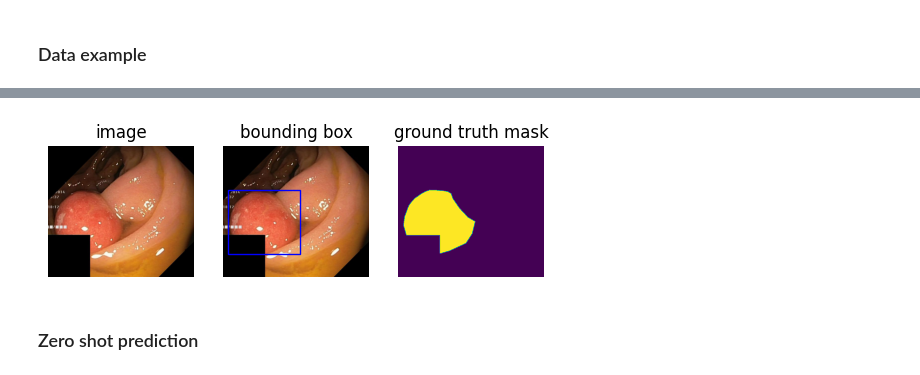
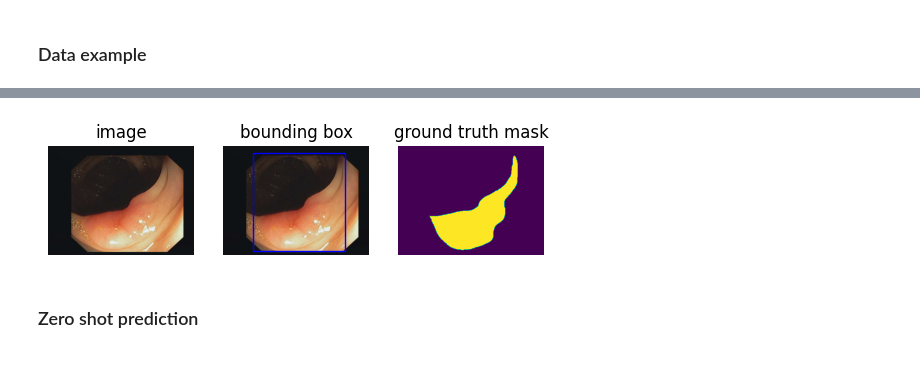
Before and after one commit to d00rk/COSE474Project, a Jupyter notebook: segmentation.ipynb, the cells around one changed output, grey strips where cells are left out. Saved outputs shown, nothing was run; the diff lists cells and outputs as text; code cells hidden in the pictures.

```diff
--- a/segmentation.ipynb
+++ b/segmentation.ipynb
@@ -55,7 +64,6 @@ gamma = 2
 class ROOTDIR:
     image = "/home/kmk/COSE474Project/data/images/"
     mask = "/home/kmk/COSE474Project/data/masks/"
-    bbox = "/home/kmk/COSE474Project/data/"
 # %% [markdown]
 ### Data example ###
 # %%
@@ -70,10 +73,3 @@ with open(bbox_path, 'r') as f:
-# %%
-for fn in fns:
-    if len(bbox_data[fn]["bbox"]) != 1:
-        del bbox_data[fn]
-        fns.remove(fn)
-        images.remove(ROOTDIR.image + fn + ".jpg")
-        masks.remove(ROOTDIR.mask + fn + ".jpg")
 # %%
 len(images), len(masks), len(fns)
 # %% [output]
@@ -89,15 +85,18 @@ len(train_images), len(val_images), len(test_images)
-# %%
-def get_bbox(data, fn):
-    bbox_dict = data[fn]["bbox"][0]
-
-    x_min = bbox_dict['xmin']
-    x_max = bbox_dict['xmax']
-    y_min = bbox_dict['ymin']
-    y_max = bbox_dict['ymax']
-
-    bbox = [x_min, y_min, x_max, y_max]
-
-    return bbox
+# %%
+def get_bbox(gt_mask):
+    y_indices, x_indices = np.where(gt_mask > 0)
+    x_min, x_max = np.min(x_indices), np.max(x_indices)
+    y_min, y_max = np.min(y_indices), np.max(y_indices)
+
+    h, w = gt_mask.shape
+    x_min = max(0, x_min-np.random.randint(0, 10))
+    x_max = min(w, x_max+np.random.randint(0, 10))
+    y_min = max(0, y_min-np.random.randint(0, 10))
+    y_max = min(h, y_max+np.random.randint(0, 10))
+
+    bbox = [x_min, y_min, x_max, y_max]
+
+    return bbox
 # %%
 def show_bbox(bbox):
     ax = plt.gca()
@@ -109,29 +108,31 @@ def show_bbox(bbox):
 
     ax.add_patch(rect)
 # %%
-ex_img = Image.open(train_images[0]).convert("RGB")
-ex_mask = Image.open(train_masks[0]).convert("L")
-ex_bbox = get_bbox(bbox_data, train_fns[0])
+ex_img = tiff.imread(train_images[0])
+ex_img = np.array(ex_img)
+ex_mask = tiff.imread(train_masks[0])
+ex_mask = np.array(ex_mask)
+ex_bbox = get_bbox(ex_mask)
 
 plt.subplot(1, 3, 1)
 plt.imshow(ex_img)
 plt.title("image")
 plt.axis("off")
 
 plt.subplot(1, 3, 2)
 plt.imshow(ex_img)
 show_bbox(ex_bbox)
 plt.title("bounding box")
 plt.axis("off")
 
 plt.subplot(1, 3, 3)
 plt.imshow(ex_mask)
 plt.title("ground truth mask")
 plt.axis("off")
 
 plt.show()
 # %% [output]
-[figure, old version]
+[figure, new version]
 # %% [markdown]
 ### Zero shot prediction ###
 # %%
```
Also changed, not shown: parts of 26 cells of this notebook, 20 other files.
